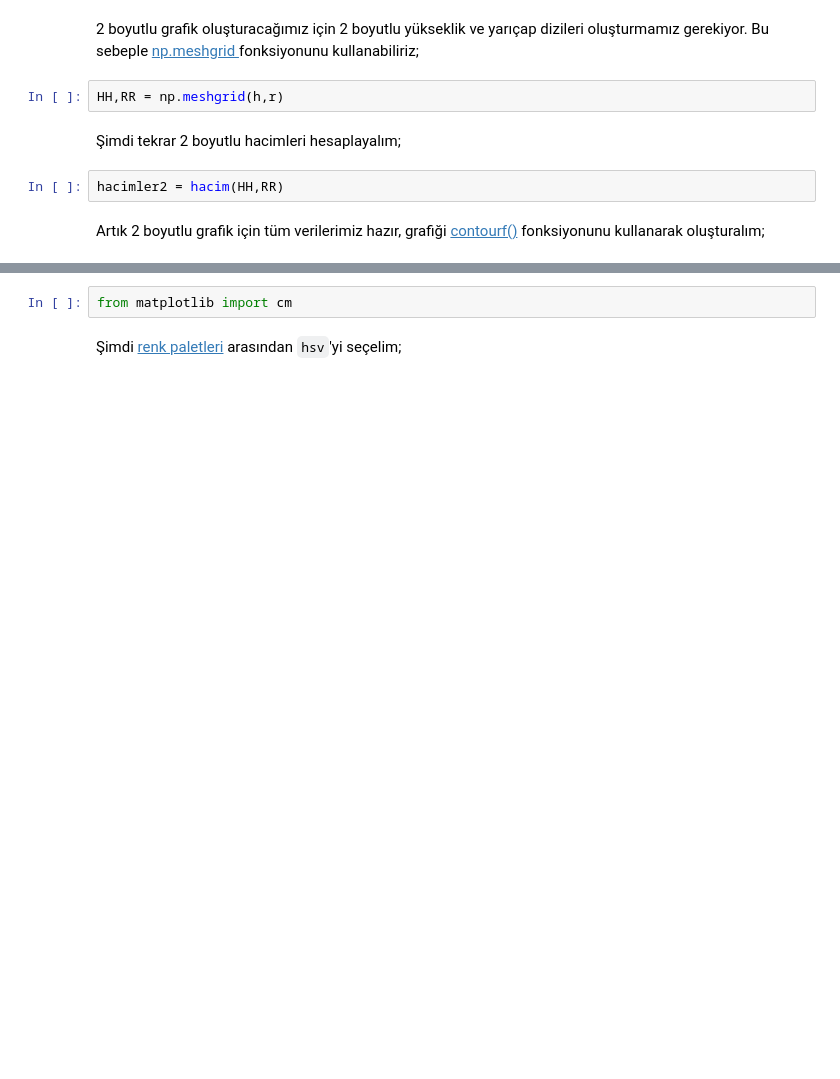
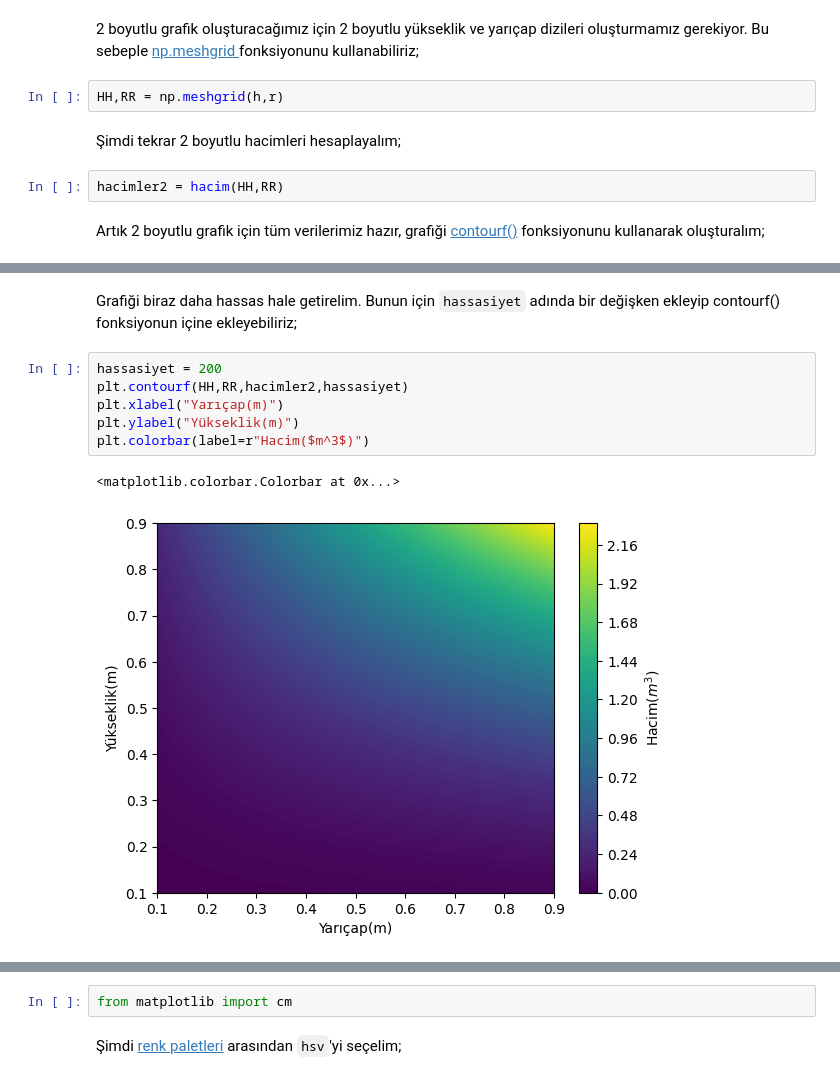
Before and after one commit to seatemelleri/SEA-Temelleri, a Jupyter notebook: Dersler/2_PythonGiris.ipynb, the cells around one changed output, grey strips where cells are left out. Saved outputs shown, nothing was run; the diff lists cells and outputs as text; blank space fills up the shorter version.

```diff
--- a/Dersler/2_PythonGiris.ipynb
+++ b/Dersler/2_PythonGiris.ipynb
@@ -204 +204,12 @@ plt.colorbar()
+# %% [markdown]
+Grafiği biraz daha hassas hale getirelim. Bunun için `hassasiyet` adında bir değişken ekleyip contourf() fonksiyonun içine ekleyebiliriz;
+# %%
+hassasiyet = 200
+plt.contourf(HH,RR,hacimler2,hassasiyet)
+plt.xlabel("Yarıçap(m)")
+plt.ylabel("Yükseklik(m)")
+plt.colorbar(label=r"Hacim($m^3$)")
+# %% [output]
+<matplotlib.colorbar.Colorbar at 0x...>
+[figure, added]
 # %% [markdown]
```
Also changed, not shown: parts of 6 cells of this notebook.
